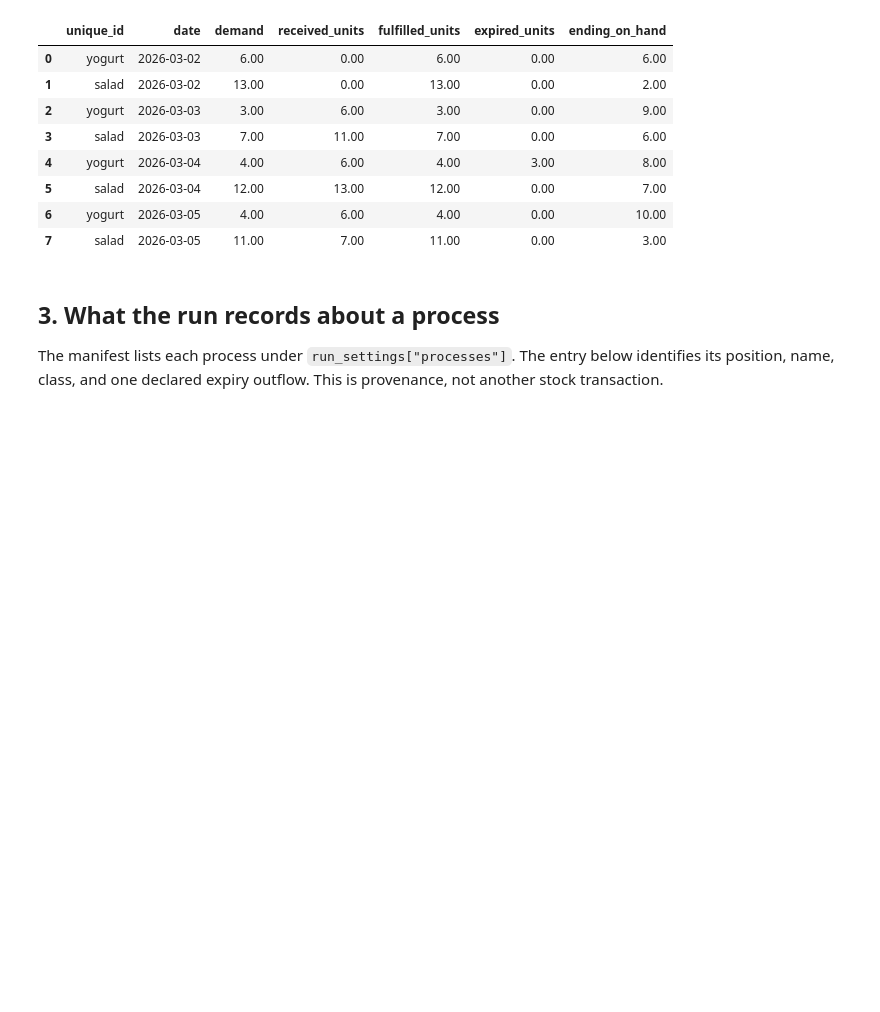
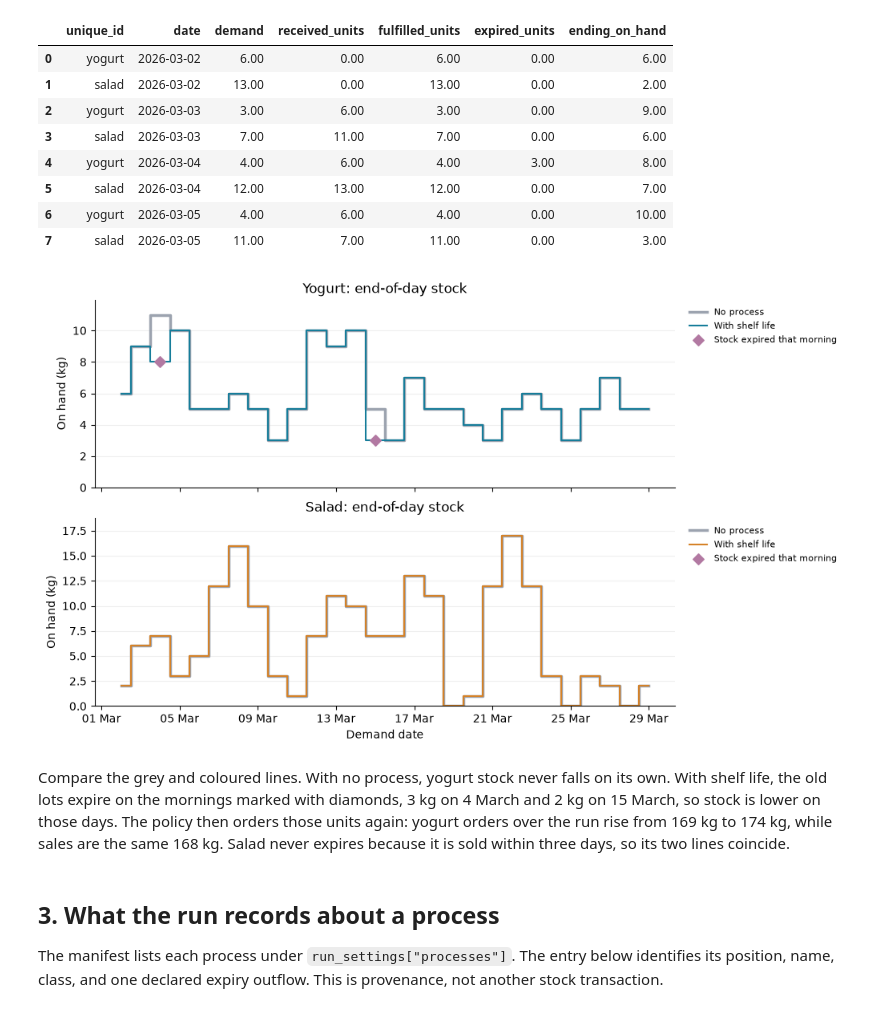
Before and after one commit to FilTheo/stockcast, a Jupyter notebook: examples/notebooks/05e_inventory_processes.ipynb, the cells around one changed output. Cells and saved outputs as stored; diff of their text form; code cells hidden in the pictures; blank space fills up the shorter version.

Commit message:
Notebook 05e: explicit engine calls, a no-process baseline, and three plots showing the impact of each flow
Co-Authored-By: Claude Sonnet 5.5 <noreply@anthropic.com>

```diff
--- a/examples/notebooks/05e_inventory_processes.ipynb
+++ b/examples/notebooks/05e_inventory_processes.ipynb
@@ -54,6 +54,9 @@ import matplotlib.pyplot as plt
 
 YOGURT_COLOR = "#167d9a"
 SALAD_COLOR = "#d58228"
+PLAIN_COLOR = "#9CA3AF"
+EXPIRED_COLOR = "#B279A2"
+DISCARDED_COLOR = "#F58518"
 
 
 def style_axis(ax):
@@ -159,7 +150,21 @@ For example, the Saturday yogurt lot is old enough to expire on Tuesday; some of
 # %%
 from stockcast.core import ShelfLife
 
-simple = simulate([ShelfLife(shelf_life_days=3, opening_lots=opening_lots)])
+# Without any process, stock never expires.
+plain = SimulationEngine().run(
+    policy=policy,
+    demand_source=demand,
+    inventory=inventory,
+)
+
+# The same run with FIFO lots and a three-day shelf life.
+simple = SimulationEngine().run(
+    policy=policy,
+    demand_source=demand,
+    inventory=inventory,
+    processes=[ShelfLife(shelf_life_days=3, opening_lots=opening_lots)],
+)
+plain_events = plain.to_event_frame()
 simple_events = simple.to_event_frame()
 simple_events[
     [
@@ -182,6 +187,50 @@ simple_events[
 | 5 | salad | 2026-03-04 | 12.00 | 13.00 | 12.00 | 0.00 | 7.00 |
 | 6 | yogurt | 2026-03-05 | 4.00 | 6.00 | 4.00 | 0.00 | 10.00 |
 | 7 | salad | 2026-03-05 | 11.00 | 7.00 | 11.00 | 0.00 | 3.00 |
+# %%
+fig, axes = plt.subplots(2, 1, figsize=(10, 5.8), sharex=True, layout="constrained")
+for ax, sku, color in [
+    (axes[0], "yogurt", YOGURT_COLOR),
+    (axes[1], "salad", SALAD_COLOR),
+]:
+    without = plain_events.loc[plain_events["unique_id"].eq(sku)]
+    with_shelf_life = simple_events.loc[simple_events["unique_id"].eq(sku)]
+    ax.step(
+        without["date"],
+        without["ending_on_hand"],
+        where="mid",
+        color=PLAIN_COLOR,
+        linewidth=2.5,
+        label="No process",
+    )
+    ax.step(
+        with_shelf_life["date"],
+        with_shelf_life["ending_on_hand"],
+        where="mid",
+        color=color,
+        linewidth=1.5,
+        label="With shelf life",
+    )
+    expired = with_shelf_life.loc[with_shelf_life["expired_units"].gt(0)]
+    ax.scatter(
+        expired["date"],
+        expired["ending_on_hand"],
+        color=EXPIRED_COLOR,
+        marker="D",
+        s=48,
+        zorder=3,
+        label="Stock expired that morning",
+    )
+    ax.set(title=f"{sku.capitalize()}: end-of-day stock", ylabel="On hand (kg)")
+    style_axis(ax)
+    ax.legend(frameon=False, loc="upper left", bbox_to_anchor=(1.01, 1.0), fontsize=8)
+axes[1].set_xlabel("Demand date")
+axes[1].xaxis.set_major_formatter(mdates.DateFormatter("%d %b"))
+plt.show()
+# %% [output]
+[figure, added]
+# %% [markdown]
+Compare the grey and coloured lines. With no process, yogurt stock never falls on its own. With shelf life, the old lots expire on the mornings marked with diamonds, 3 kg on 4 March and 2 kg on 15 March, so stock is lower on those days. The policy then orders those units again: yogurt orders over the run rise from 169 kg to 174 kg, while sales are the same 168 kg. Salad never expires because it is sold within three days, so its two lines coincide.
 # %% [markdown]
 ## 3. What the run records about a process
 
```
Also changed, not shown: parts of 11 cells of this notebook.
